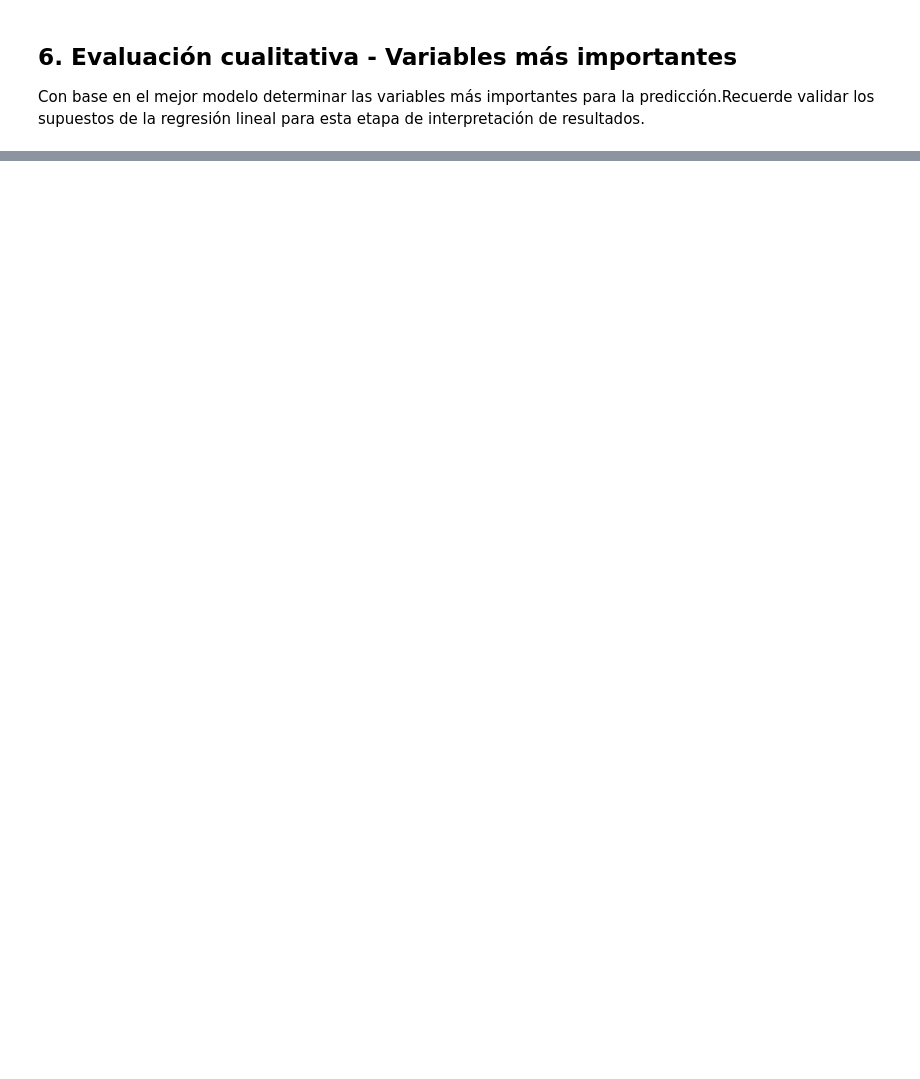
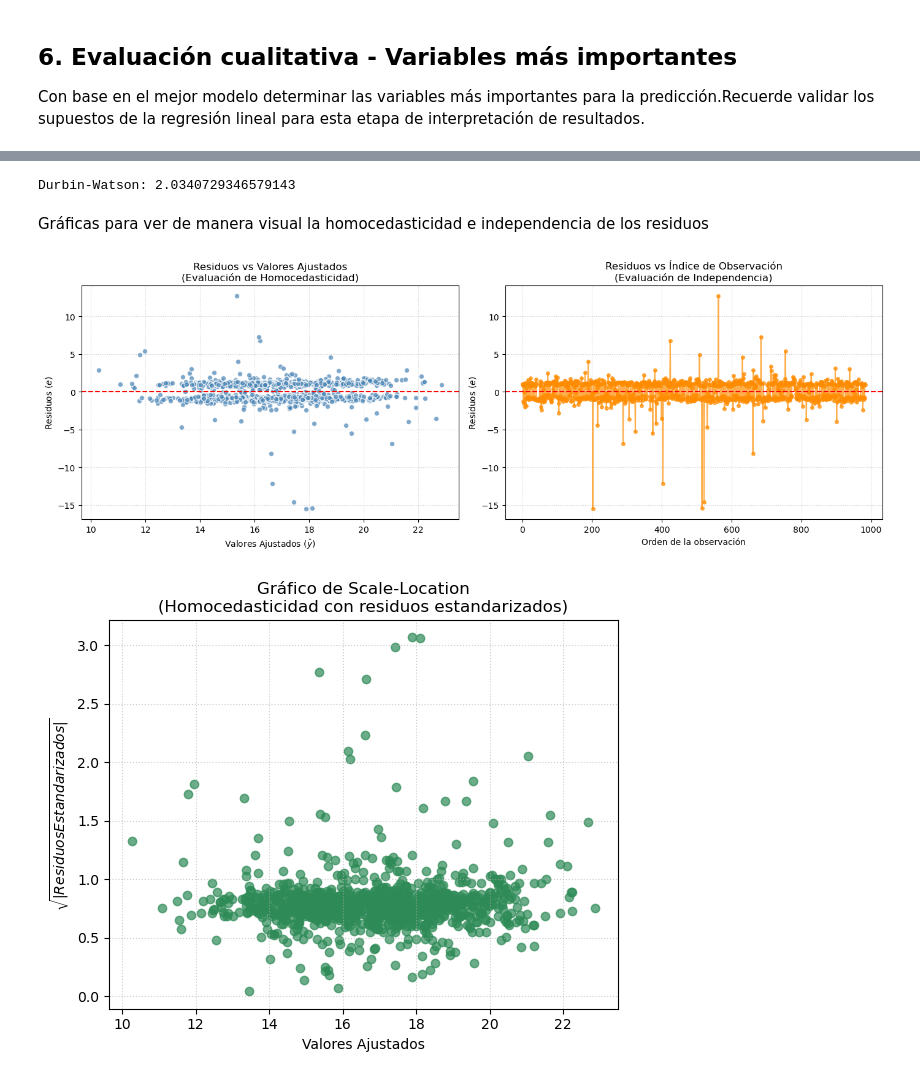
Before and after one commit to lfelipesales/Laboratorios-AprendizajeDeMaquina, a Jupyter notebook: LAB1/Laboratorio1.ipynb, the cells around one changed output, grey strips where cells are left out. Drawn from its saved outputs; the diff is of its cells as text; code cells hidden in the pictures; blank space fills up the shorter version.

```diff
--- a/LAB1/Laboratorio1.ipynb
+++ b/LAB1/Laboratorio1.ipynb
@@ -533,0 +606,2 @@ columnas_categoricas = ["Physical Activity Level_Low", "Physical Activity Level_
+# %%
+Xt_train = pipeline2.fit_transform(X_train)
@@ -621,0 +899,75 @@ display(Xt_test_df.head())
+# %%
+dw = durbin_watson(residuales)
+print("Durbin-Watson:", dw)
+# %% [output]
+Durbin-Watson: 2.0340729346579143
+# %% [markdown]
+ Gráficas para ver de manera visual la homocedasticidad e independencia de los residuos
+# %%
+
+Xt_train_df_clean = Xt_train_df.copy()
+
+Xt_train_df_clean.columns = [
+    c.replace(" ", "_")
+     .replace("(", "")
+     .replace(")", "")
+     .replace("/", "_")
+     .replace("-", "_")
+    for c in Xt_train_df_clean.columns
+]
+
+y_train_clean = y_train2.rename("CVD_Risk_Score")
+
+df_graficas = Xt_train_df_clean.join(y_train_clean)
+
+
+nombres_x = " + ".join(Xt_train_df_clean.columns)
+formula = f'CVD_Risk_Score ~ {nombres_x}'
+from statsmodels.formula.api import ols
+
+model = ols(formula, data=df_graficas).fit()
+fitted_values = model.fittedvalues
+residuals = model.resid
+
+# ----------------------------------------------
+# 4. Gráficas de diagnóstico
+# ----------------------------------------------
+import matplotlib.pyplot as plt
+import numpy as np
+
+plt.figure(figsize=(14, 5))
+
+# 4a. Residuos vs valores ajustados (homocedasticidad)
+plt.subplot(1, 2, 1)
+plt.scatter(fitted_values, residuals, alpha=0.7, color='steelblue', edgecolors='white')
+plt.axhline(y=0, color='red', linestyle='--')
+plt.title('Residuos vs Valores Ajustados\n(Evaluación de Homocedasticidad)')
+plt.xlabel('Valores Ajustados ($\hat{y}$)')
+plt.ylabel('Residuos ($e$)')
+plt.grid(True, linestyle=':', alpha=0.6)
+
+# 4b. Residuos vs índice de observación (independencia)
+plt.subplot(1, 2, 2)
+plt.plot(range(len(residuals)), residuals, marker='o', linestyle='-', markersize=4, alpha=0.7, color='darkorange')
+plt.axhline(y=0, color='red', linestyle='--')
+plt.title('Residuos vs Índice de Observación\n(Evaluación de Independencia)')
+plt.xlabel('Orden de la observación')
+plt.ylabel('Residuos ($e$)')
+plt.grid(True, linestyle=':', alpha=0.6)
+
+plt.tight_layout()
+plt.show()
+
+# 4c. Scale-Location plot (residuos estandarizados vs valores ajustados)
+plt.figure(figsize=(6, 5))
+standardized_residuals = model.get_influence().resid_studentized_internal
+plt.scatter(fitted_values, np.sqrt(np.abs(standardized_residuals)), alpha=0.7, color='seagreen')
+plt.title('Gráfico de Scale-Location\n(Homocedasticidad con residuos estandarizados)')
+plt.xlabel('Valores Ajustados')
+plt.ylabel('$\sqrt{|Residuos Estandarizados|}$')
+plt.grid(True, linestyle=':', alpha=0.6)
+plt.tight_layout()
+plt.show()
+# %% [output]
+[figure, added]
+[figure, added]
```
Also changed, not shown: parts of 61 cells of this notebook, 9 other files.
